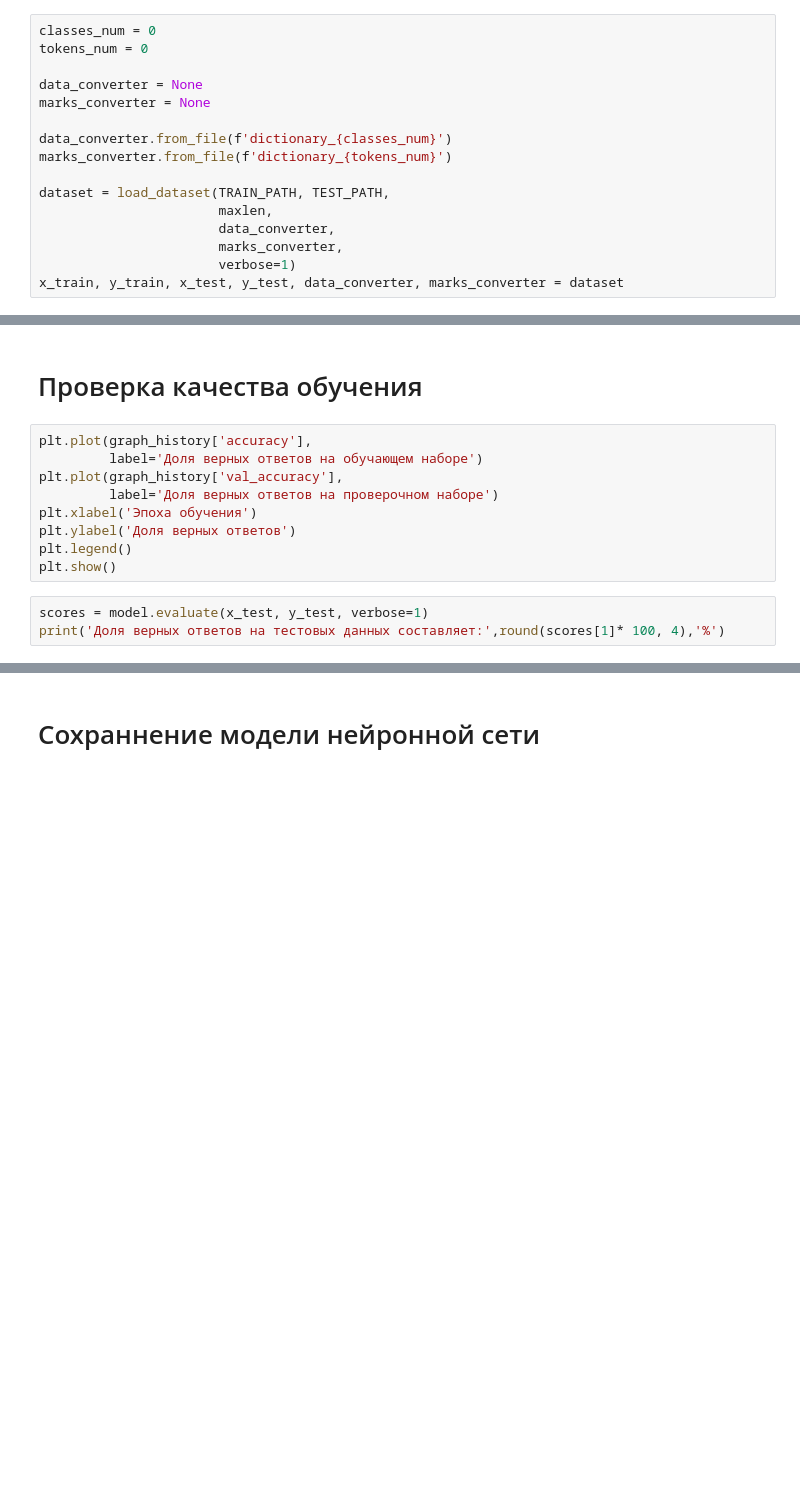
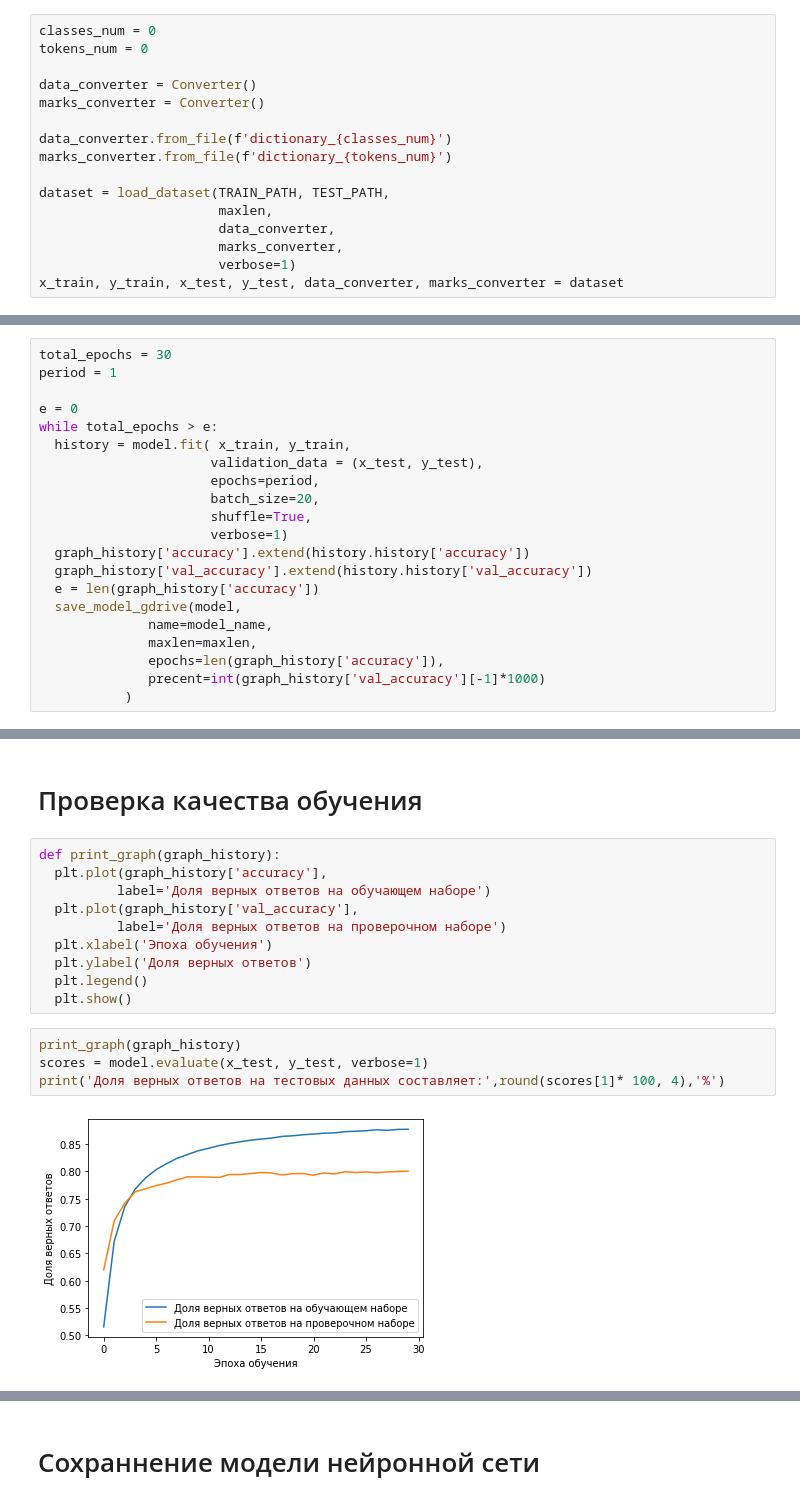
Before and after one commit to welel/function-name-prediction, a Jupyter notebook: train.ipynb, the cells around one changed output, grey strips where cells are left out. Cells and saved outputs as stored; diff of their text form; blank space fills up the shorter version.

```diff
--- a/train.ipynb
+++ b/train.ipynb
@@ -50,8 +50,8 @@ marks_converter.to_file()
 classes_num = 0
 tokens_num = 0
 
-data_converter = None
-marks_converter = None
+data_converter = Converter()
+marks_converter = Converter()
 
 data_converter.from_file(f'dictionary_{classes_num}')
 marks_converter.from_file(f'dictionary_{tokens_num}')
@@ -137,0 +148,21 @@ graph_history['val_accuracy'].extend(history.history['val_accuracy'])
+# %%
+total_epochs = 30
+period = 1
+
+e = 0
+while total_epochs > e:
+  history = model.fit( x_train, y_train,
+                      validation_data = (x_test, y_test),
+                      epochs=period,
+                      batch_size=20,
+                      shuffle=True,
+                      verbose=1)
+  graph_history['accuracy'].extend(history.history['accuracy'])
+  graph_history['val_accuracy'].extend(history.history['val_accuracy'])
+  e = len(graph_history['accuracy'])
+  save_model_gdrive(model,
+              name=model_name,
+              maxlen=maxlen,
+              epochs=len(graph_history['accuracy']),
+              precent=int(graph_history['val_accuracy'][-1]*1000)
+           )
@@ -138,14 +187,18 @@ graph_history['val_accuracy'].extend(history.history['val_accuracy'])
 # %% [markdown]
 # Проверка качества обучения
 # %%
-plt.plot(graph_history['accuracy'],
-         label='Доля верных ответов на обучающем наборе')
-plt.plot(graph_history['val_accuracy'],
-         label='Доля верных ответов на проверочном наборе')
-plt.xlabel('Эпоха обучения')
-plt.ylabel('Доля верных ответов')
-plt.legend()
-plt.show()
+def print_graph(graph_history):
+  plt.plot(graph_history['accuracy'],
+          label='Доля верных ответов на обучающем наборе')
+  plt.plot(graph_history['val_accuracy'],
+          label='Доля верных ответов на проверочном наборе')
+  plt.xlabel('Эпоха обучения')
+  plt.ylabel('Доля верных ответов')
+  plt.legend()
+  plt.show()
 # %%
+print_graph(graph_history)
 scores = model.evaluate(x_test, y_test, verbose=1)
 print('Доля верных ответов на тестовых данных составляет:',round(scores[1]* 100, 4),'%')
+# %% [output]
+[figure, added]
```
Also changed, not shown: parts of 15 cells of this notebook, 5 other files.
